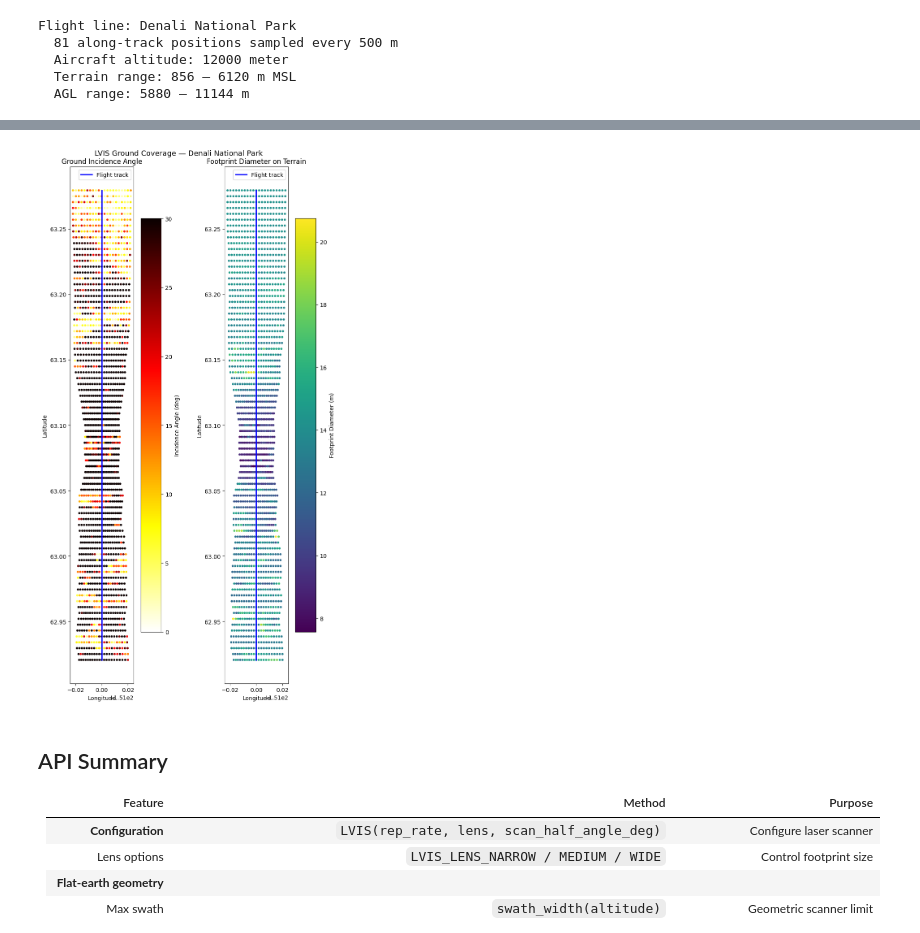
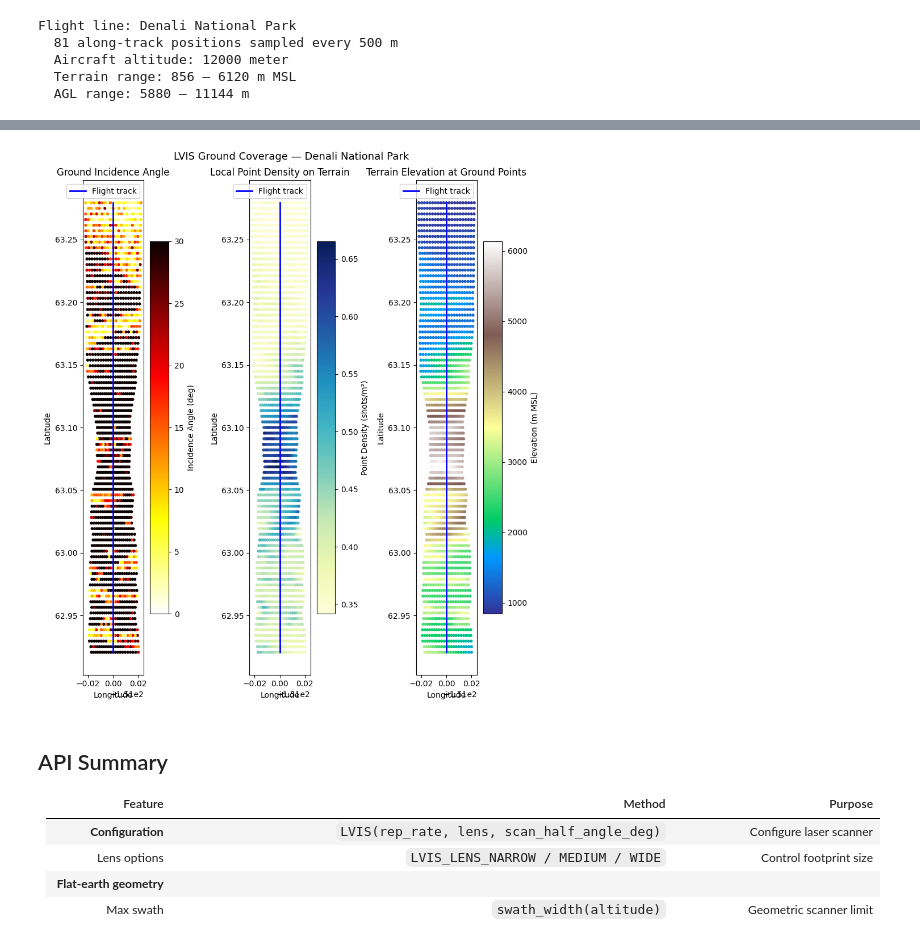
Before and after one commit to ryanpavlick/hyplan, a Jupyter notebook: notebooks/lidar_lvis_planning.ipynb, the cells around one changed output, grey strips where cells are left out. Drawn from its saved outputs; the diff is of its cells as text; code cells hidden in the pictures.

```diff
--- a/notebooks/lidar_lvis_planning.ipynb
+++ b/notebooks/lidar_lvis_planning.ipynb
@@ -652,31 +668,7 @@ plt.show()
 # %%
-# Geographic maps: incidence, density, and terrain elevation
+# Geographic maps: reuse ground positions computed above
 
-all_gnd_lats = np.full((n_along, n_scan), np.nan)
-all_gnd_lons = np.full((n_along, n_scan), np.nan)
-all_gnd_alts = np.full((n_along, n_scan), np.nan)
-
-for i in range(n_along):
-    result = lvis_t.effective_swath_on_terrain(
-        lat=lats_track[i], lon=lons_track[i],
-        altitude_msl=altitude_msl,
-        heading=headings_track[i],
-        speed=200 * ureg.knot,
-        dem_file=dem_file,
-        n_scan_positions=n_scan,
-    )
-    all_gnd_lats[i, :] = result["ground_lats"]
-    all_gnd_lons[i, :] = result["ground_lons"]
-    # Get ground elevation at each scan position
-    gnd_valid = np.isfinite(result["ground_lats"])
-    if gnd_valid.any():
-        all_gnd_alts[i, gnd_valid] = get_elevations(
-            result["ground_lats"][gnd_valid],
-            result["ground_lons"][gnd_valid],
-            dem_file,
-        )
-
-fig, axes = plt.subplots(3, 1, figsize=(8, 18))
+fig, axes = plt.subplots(1, 3, figsize=(9, 10))
 
 valid = np.isfinite(all_gnd_lats)
 
@@ -699,34 +691,34 @@ valid_d = valid & np.isfinite(all_density)
 sc2 = axes[1].scatter(
     all_gnd_lons[valid_d], all_gnd_lats[valid_d],
     c=all_density[valid_d], cmap="YlGnBu", s=8,
 )
 axes[1].plot(lons_track, lats_track, "b-", linewidth=2, label="Flight track")
 fig.colorbar(sc2, ax=axes[1], label="Point Density (shots/m\u00b2)", shrink=0.8)
 axes[1].set_xlabel("Longitude")
 axes[1].set_ylabel("Latitude")
 axes[1].set_title("Local Point Density on Terrain")
 axes[1].legend()
 axes[1].set_aspect("equal")
 
 # Bottom: terrain elevation
 valid_alt = valid & np.isfinite(all_gnd_alts)
 sc3 = axes[2].scatter(
     all_gnd_lons[valid_alt], all_gnd_lats[valid_alt],
     c=all_gnd_alts[valid_alt], cmap="terrain", s=8,
 )
 axes[2].plot(lons_track, lats_track, "b-", linewidth=2, label="Flight track")
 fig.colorbar(sc3, ax=axes[2], label="Elevation (m MSL)", shrink=0.8)
 axes[2].set_xlabel("Longitude")
 axes[2].set_ylabel("Latitude")
 axes[2].set_title("Terrain Elevation at Ground Points")
 axes[2].legend()
 axes[2].set_aspect("equal")
 
 fig.suptitle(f"LVIS Ground Coverage \u2014 {fl_terrain.site_name}", fontsize=13)
 plt.tight_layout()
 plt.show()
 # %% [output]
-[figure, old version]
+[figure, new version]
 # %% [markdown]
 ## API Summary
 
```
Also changed, not shown: parts of 2 cells of this notebook, 7 other files.
